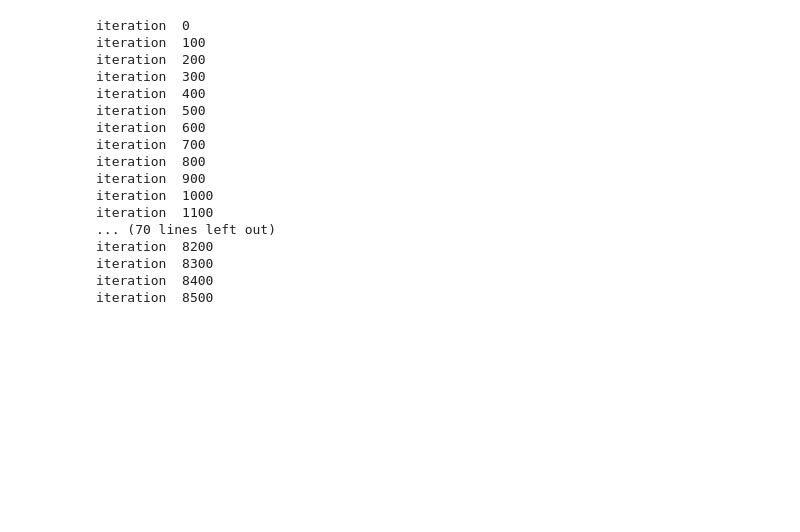
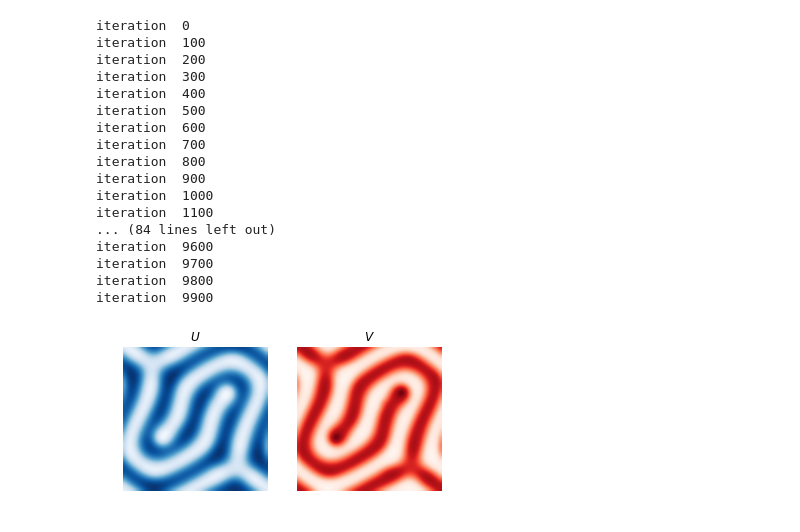
Before and after one commit to GVaessen/Scientific-Computing, a Jupyter notebook: 2.3.ipynb, the cells around one changed output. Drawn from its saved outputs; the diff is of its cells as text; code cells hidden in the pictures; blank space fills up the shorter version.

```diff
--- a/2.3.ipynb
+++ b/2.3.ipynb
@@ -127,22 +141,23 @@ plot_diffusion(U,V, name='100noise')
 # %%
 U,V = diffusion_eq(Ntime, Nspace, Du, Dv, dx, dt, f, k, animation=False, noise_interval=10)
-plot_diffusion(U,V, name='10noise')
+plot_diffusion(U,V, name='10noise_50x50')
 # %% [output]
 iteration  0
 iteration  100
 iteration  200
 iteration  300
 iteration  400
 iteration  500
 iteration  600
 iteration  700
 iteration  800
 iteration  900
 iteration  1000
 iteration  1100
-... (70 lines left out)
-iteration  8200
-iteration  8300
-iteration  8400
-iteration  8500
+... (84 lines left out)
+iteration  9600
+iteration  9700
+iteration  9800
+iteration  9900
+[figure, added]
 # %%
```
Also changed, not shown: parts of 9 cells of this notebook, 1 other file.
